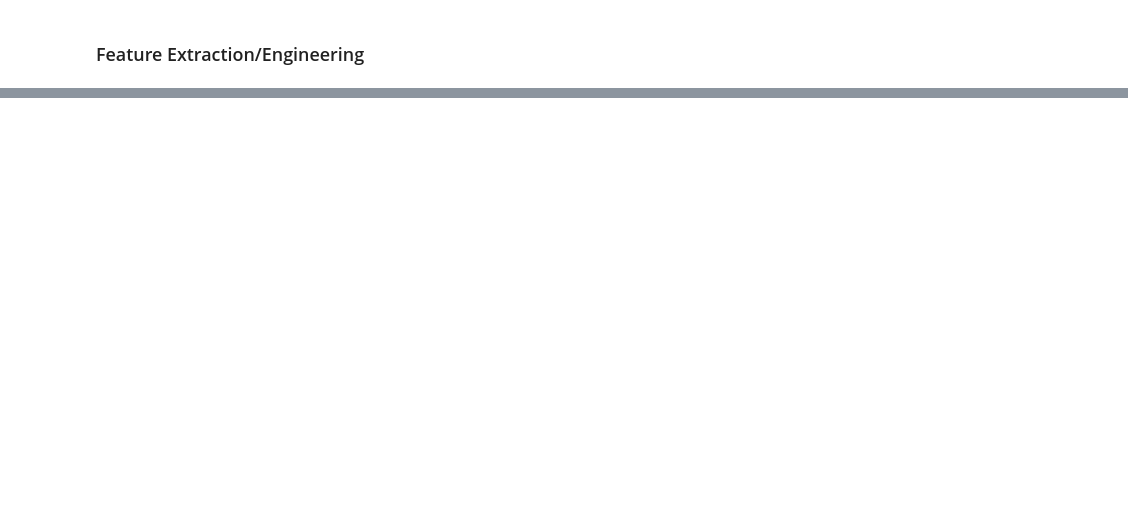
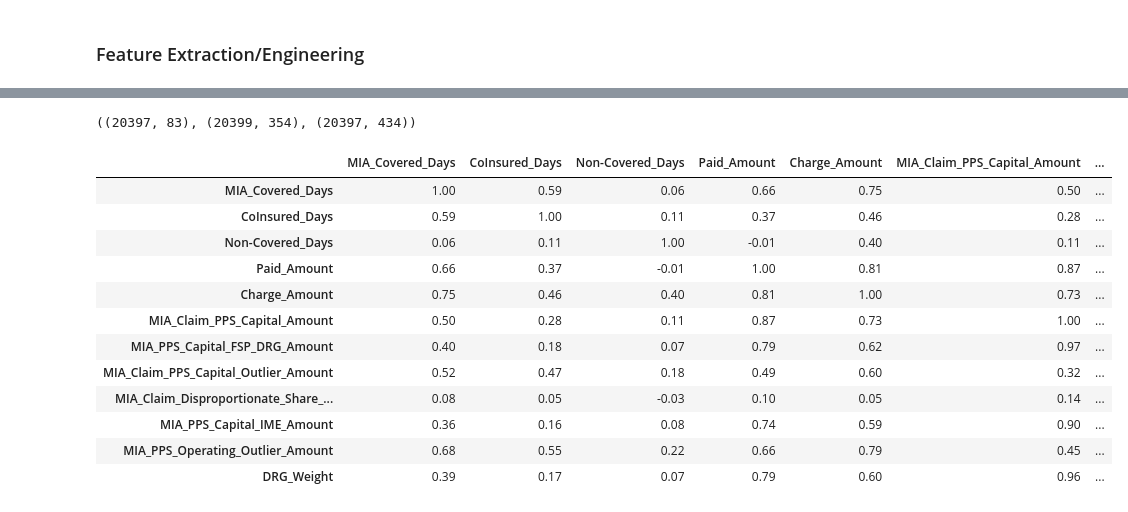
Before and after one commit to Rana-Banerjee/BloomValue, a Jupyter notebook: Bloom_Anomaly_detection.ipynb, the cells around one changed output, grey strips where cells are left out. Drawn from its saved outputs; the diff is of its cells as text; code cells hidden in the pictures; blank space fills up the shorter version.

```diff
--- a/Bloom_Anomaly_detection.ipynb
+++ b/Bloom_Anomaly_detection.ipynb
@@ -567,4 +589,7 @@ claims_data.shape
 ### Feature Extraction/Engineering
 # %%
 # Revenue data feature engineering
-# Add Lenght of stay
+# Add Length of stay
+claims_data['LOS']=claims_data['Discharge_Hour']-claims_data['Admission_Date']
+claims_data['LOS']= claims_data['LOS'].dt.days
+claims_data['LOS'].head()
@@ -570,0 +603,7 @@ claims_data.shape
+# %%
+# Add number of ICD and CPT codes
+icd_cols = [c for c in claims_data.columns if 'ICD_DGNS' in c]
+cpt_cols = [c for c in claims_data.columns if 'ICD_PRCDR' in c]
+
+claims_data['ICD_Count'] = claims_data[icd_cols].apply(lambda row: row.ne('').sum(), axis=1)
+claims_data['CPT_Count'] = claims_data[cpt_cols].apply(lambda row: row.ne('').sum(), axis=1)
@@ -669,0 +659,49 @@ display(HTML(revenue_data.describe().to_html()))
+# %%
+
+# Merge datasets on a common key to combine information (replace 'common_key' with actual key column)
+merged_data = claims_data.merge(pivot_df, on=['Billed_Subscriber_ID','Patient_Account_Number','Service_Date'], how='left')
+# %%
+claims_data.shape, pivot_df.shape, merged_data.shape
+# %% [output]
+((20397, 83), (20399, 354), (20397, 434))
+# %%
+# Check for correlations between numerical features in the merged dataset as HTML
+
+#Updated
+int_columns =[
+    'MIA_Covered_Days',
+    'CoInsured_Days',
+    'Non-Covered_Days',
+    # 'Line_Serial',
+    # 'Line_Units'
+]
+
+float_columns = [
+    'Paid_Amount',
+    'Charge_Amount',
+    'MIA_Claim_PPS_Capital_Amount',
+    'MIA_PPS_Capital_FSP_DRG_Amount',
+    'MIA_Claim_PPS_Capital_Outlier_Amount',
+    'MIA_Claim_Disproportionate_Share_Amount',
+    'MIA_PPS_Capital_IME_Amount',
+    'MIA_PPS_Operating_Outlier_Amount',
+    'DRG_Weight',
+    # 'Line_Amount_Total'
+]
+
+
+display(HTML(merged_data[int_columns+float_columns].corr().to_html()))  # Correlation matrix of numerical columns in merged data
+# %% [output]
+|  | MIA_Covered_Days | CoInsured_Days | Non-Covered_Days | Paid_Amount | Charge_Amount | MIA_Claim_PPS_Capital_Amount | ... |
+| MIA_Covered_Days | 1.00 | 0.59 | 0.06 | 0.66 | 0.75 | 0.50 | ... |
+| CoInsured_Days | 0.59 | 1.00 | 0.11 | 0.37 | 0.46 | 0.28 | ... |
+| Non-Covered_Days | 0.06 | 0.11 | 1.00 | -0.01 | 0.40 | 0.11 | ... |
+| Paid_Amount | 0.66 | 0.37 | -0.01 | 1.00 | 0.81 | 0.87 | ... |
+| Charge_Amount | 0.75 | 0.46 | 0.40 | 0.81 | 1.00 | 0.73 | ... |
+| MIA_Claim_PPS_Capital_Amount | 0.50 | 0.28 | 0.11 | 0.87 | 0.73 | 1.00 | ... |
+| MIA_PPS_Capital_FSP_DRG_Amount | 0.40 | 0.18 | 0.07 | 0.79 | 0.62 | 0.97 | ... |
+| MIA_Claim_PPS_Capital_Outlier_Amount | 0.52 | 0.47 | 0.18 | 0.49 | 0.60 | 0.32 | ... |
+| MIA_Claim_Disproportionate_Share_... | 0.08 | 0.05 | -0.03 | 0.10 | 0.05 | 0.14 | ... |
+| MIA_PPS_Capital_IME_Amount | 0.36 | 0.16 | 0.08 | 0.74 | 0.59 | 0.90 | ... |
+| MIA_PPS_Operating_Outlier_Amount | 0.68 | 0.55 | 0.22 | 0.66 | 0.79 | 0.45 | ... |
+| DRG_Weight | 0.39 | 0.17 | 0.07 | 0.79 | 0.60 | 0.96 | ... |
```
Also changed, not shown: parts of 18 cells of this notebook.
